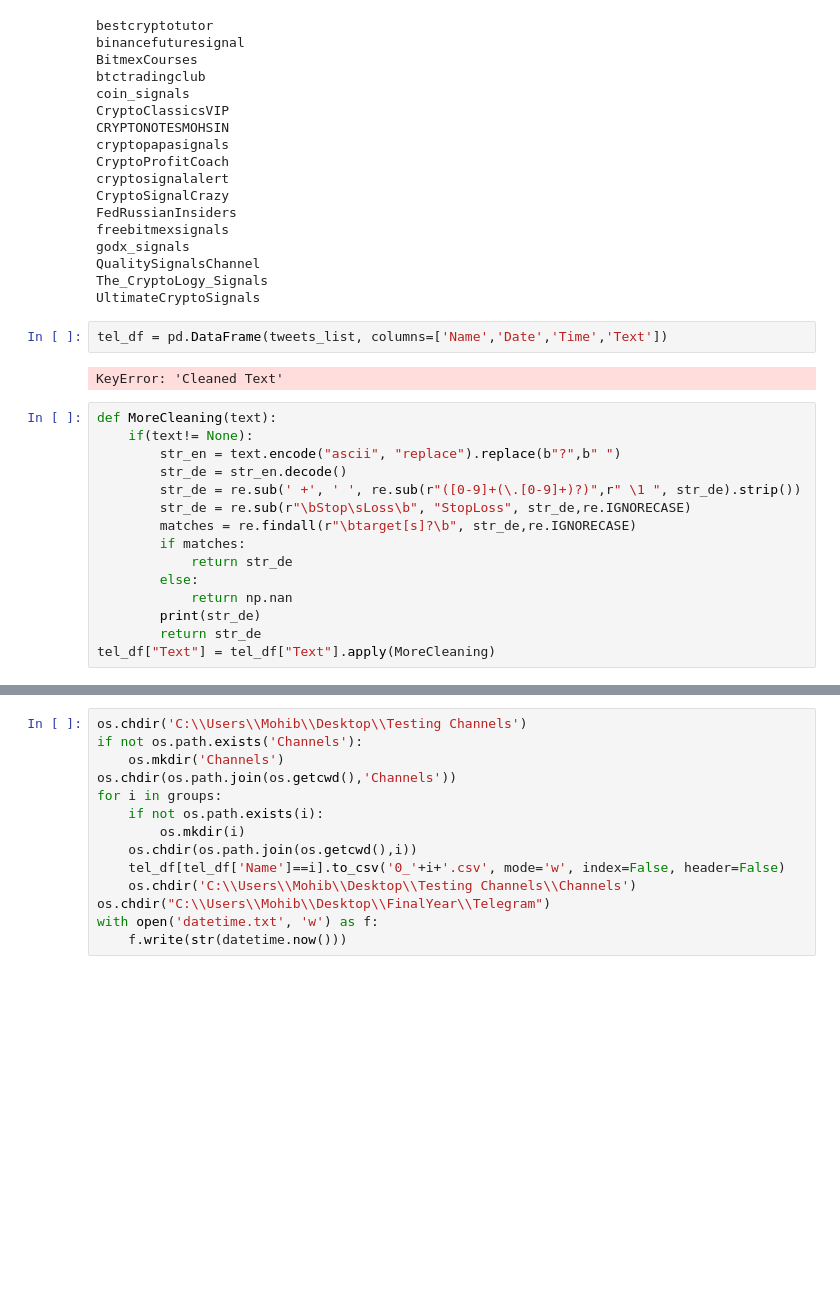
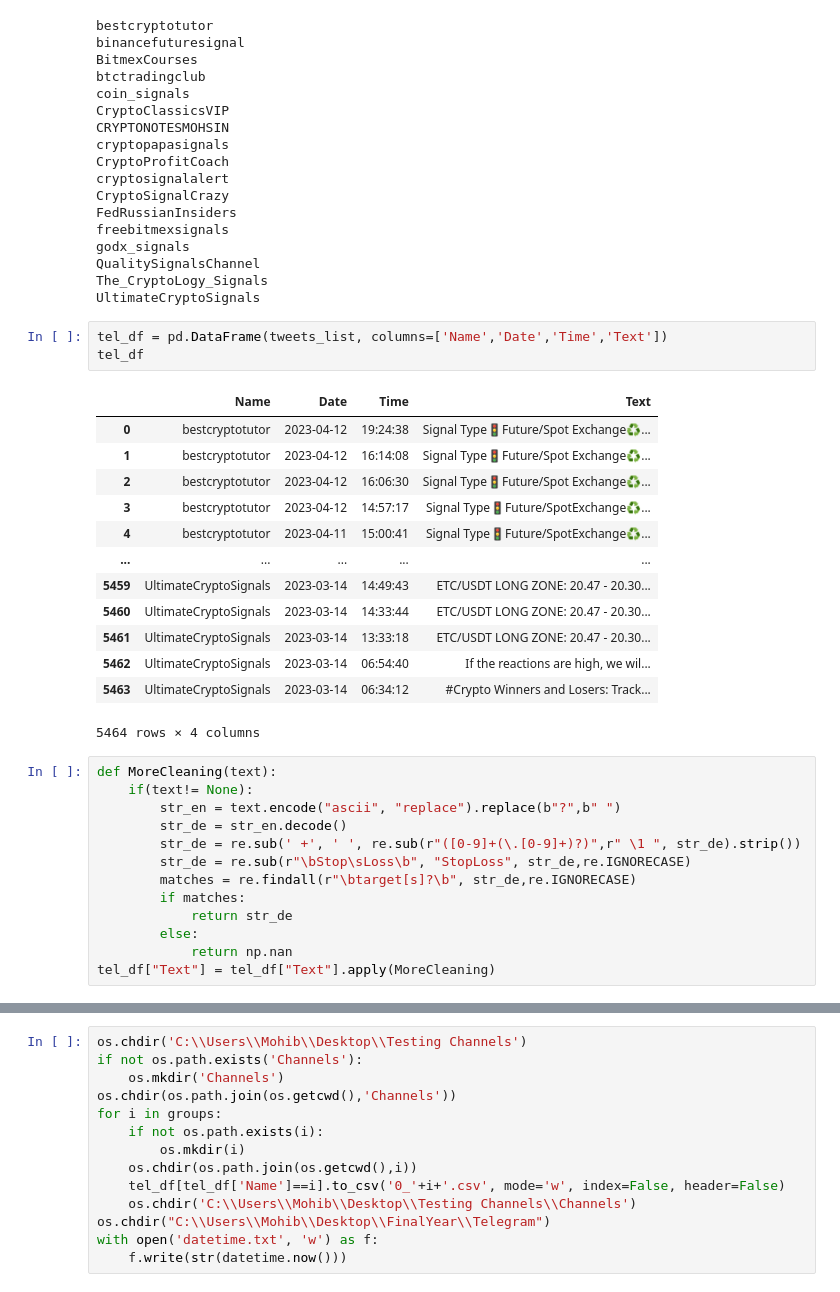
Before and after one commit to Sammam-Sohail/FinalYear, a Jupyter notebook: Testing Channels/Telegram_integrated.ipynb, the cells around one changed output, grey strips where cells are left out. Saved outputs shown, nothing was run; the diff lists cells and outputs as text; blank space fills up the shorter version.

```diff
--- a/Testing Channels/Telegram_integrated.ipynb
+++ b/Testing Channels/Telegram_integrated.ipynb
@@ -71,8 +71,21 @@ The_CryptoLogy_Signals
 UltimateCryptoSignals
 # %%
 tel_df = pd.DataFrame(tweets_list, columns=['Name','Date','Time','Text'])
+tel_df
 # %% [output]
+|  | Name | Date | Time | Text |
+| 0 | bestcryptotutor | 2023-04-12 | 19:24:38 | Signal Type🚦Future/Spot Exchange♻... |
+| 1 | bestcryptotutor | 2023-04-12 | 16:14:08 | Signal Type🚦Future/Spot Exchange♻... |
+| 2 | bestcryptotutor | 2023-04-12 | 16:06:30 | Signal Type🚦Future/Spot Exchange♻... |
+| 3 | bestcryptotutor | 2023-04-12 | 14:57:17 | Signal Type🚦Future/SpotExchange♻️... |
+| 4 | bestcryptotutor | 2023-04-11 | 15:00:41 | Signal Type🚦Future/SpotExchange♻️... |
+| ... | ... | ... | ... | ... |
+| 5459 | UltimateCryptoSignals | 2023-03-14 | 14:49:43 | ETC/USDT LONG ZONE: 20.47 - 20.30... |
+| 5460 | UltimateCryptoSignals | 2023-03-14 | 14:33:44 | ETC/USDT LONG ZONE: 20.47 - 20.30... |
+| 5461 | UltimateCryptoSignals | 2023-03-14 | 13:33:18 | ETC/USDT LONG ZONE: 20.47 - 20.30... |
+| 5462 | UltimateCryptoSignals | 2023-03-14 | 06:54:40 | If the reactions are high, we wil... |
+| 5463 | UltimateCryptoSignals | 2023-03-14 | 06:34:12 | #Crypto Winners and Losers: Track... |
-KeyError: 'Cleaned Text'
+5464 rows × 4 columns
 # %%
 def MoreCleaning(text):
     if(text!= None):
@@ -85,8 +98,6 @@ def MoreCleaning(text):
             return str_de
         else:
             return np.nan
-        print(str_de)
-        return str_de
 tel_df["Text"] = tel_df["Text"].apply(MoreCleaning)
 # %%
 tel_df= tel_df.iloc[::-1]
```
Also changed, not shown: parts of 9 cells of this notebook, 3 other files.
